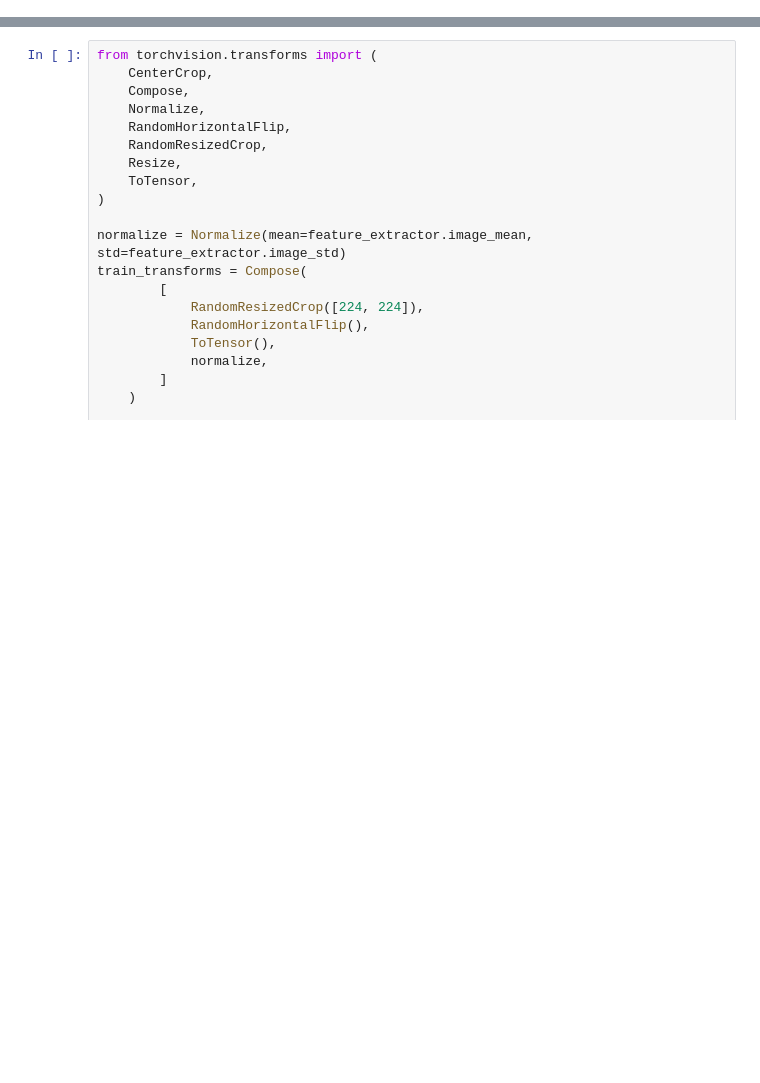
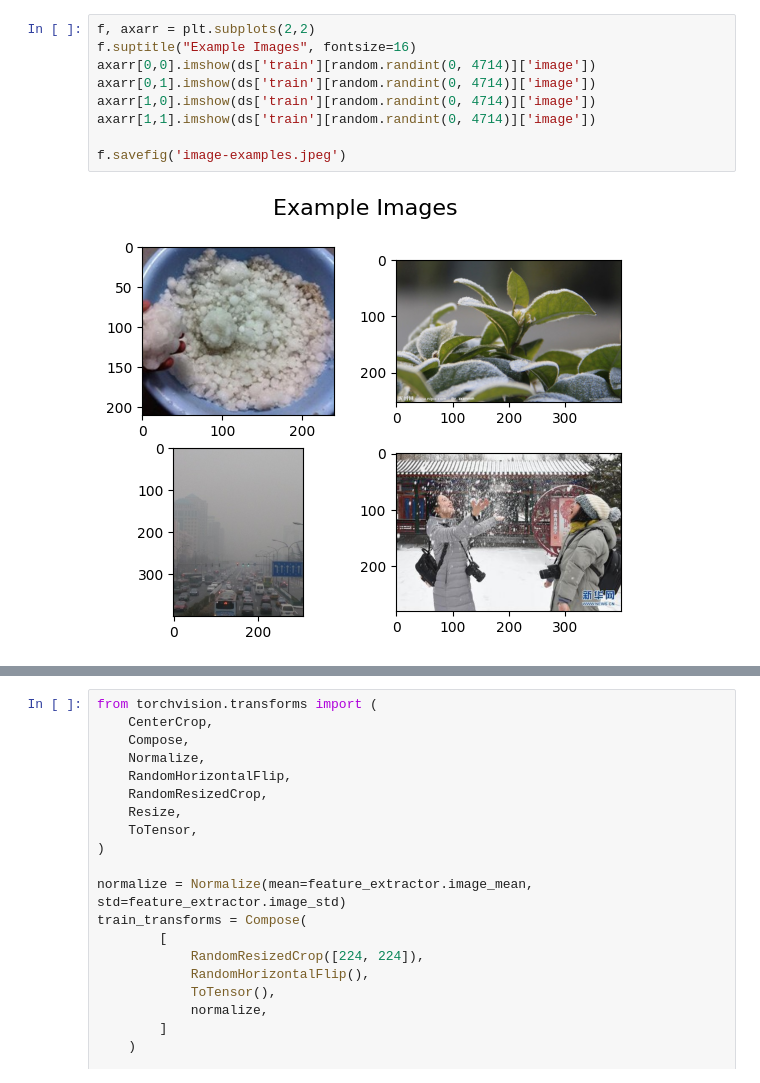
Before and after one commit to ChasingMercer/AdvancedTopicsMain, a Jupyter notebook: inaturalist.ipynb, the cells around one changed output, grey strips where cells are left out. Saved outputs shown, nothing was run; the diff lists cells and outputs as text; blank space fills up the shorter version.

```diff
--- a/inaturalist.ipynb
+++ b/inaturalist.ipynb
@@ -47,3 +101,14 @@ Found cached dataset imagefolder (/home/felixmorgan/.cache/huggingface/datasets/
+# %%
+f, axarr = plt.subplots(2,2)
+f.suptitle("Example Images", fontsize=16)
+axarr[0,0].imshow(ds['train'][random.randint(0, 4714)]['image'])
+axarr[0,1].imshow(ds['train'][random.randint(0, 4714)]['image'])
+axarr[1,0].imshow(ds['train'][random.randint(0, 4714)]['image'])
+axarr[1,1].imshow(ds['train'][random.randint(0, 4714)]['image'])
+
+f.savefig('image-examples.jpeg')
+# %% [output]
+[figure, added]
 # %%
 shuffled = ds.shuffle(seed=42)
 # %% [output]
```
Also changed, not shown: parts of 27 cells of this notebook, 1 other file.
